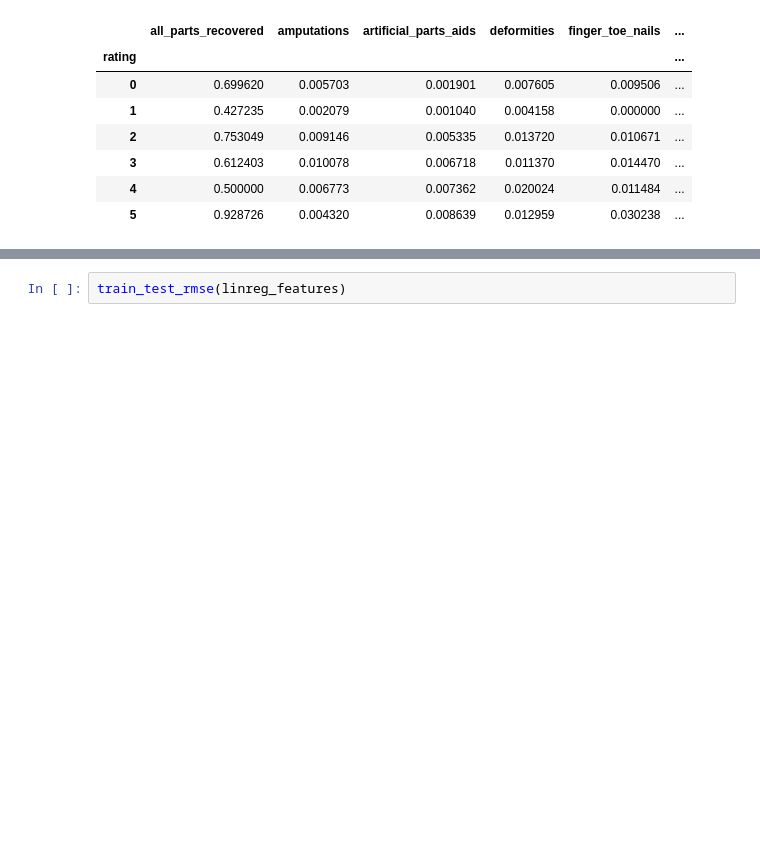
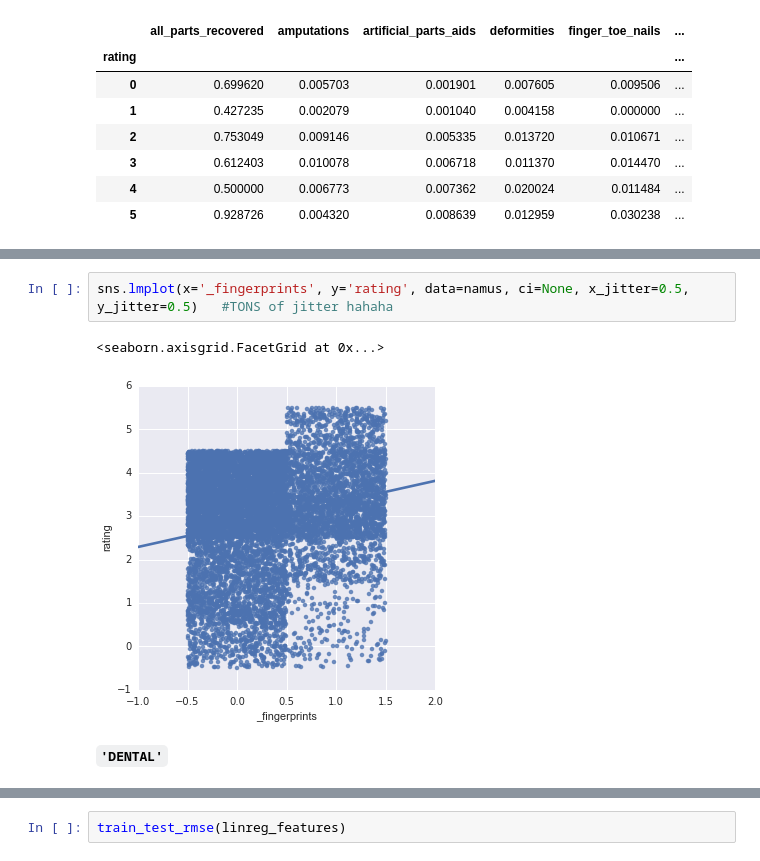
Before and after one commit to JAStark/GA_DataScience, a Jupyter notebook: Final_Project/namus_testing.ipynb, the cells around one changed output, grey strips where cells are left out. Cells and saved outputs as stored; diff of their text form; blank space fills up the shorter version.

```diff
--- a/Final_Project/namus_testing.ipynb
+++ b/Final_Project/namus_testing.ipynb
@@ -108,0 +124,7 @@ print(linreg.coef_)
+# %%
+sns.lmplot(x='_fingerprints', y='rating', data=namus, ci=None, x_jitter=0.5, y_jitter=0.5)   #TONS of jitter hahaha
+# %% [output]
+<seaborn.axisgrid.FacetGrid at 0x...>
+[figure, added]
+# %% [markdown]
+**`'DENTAL'`**
```
Also changed, not shown: parts of 135 cells of this notebook, 9 other files.
